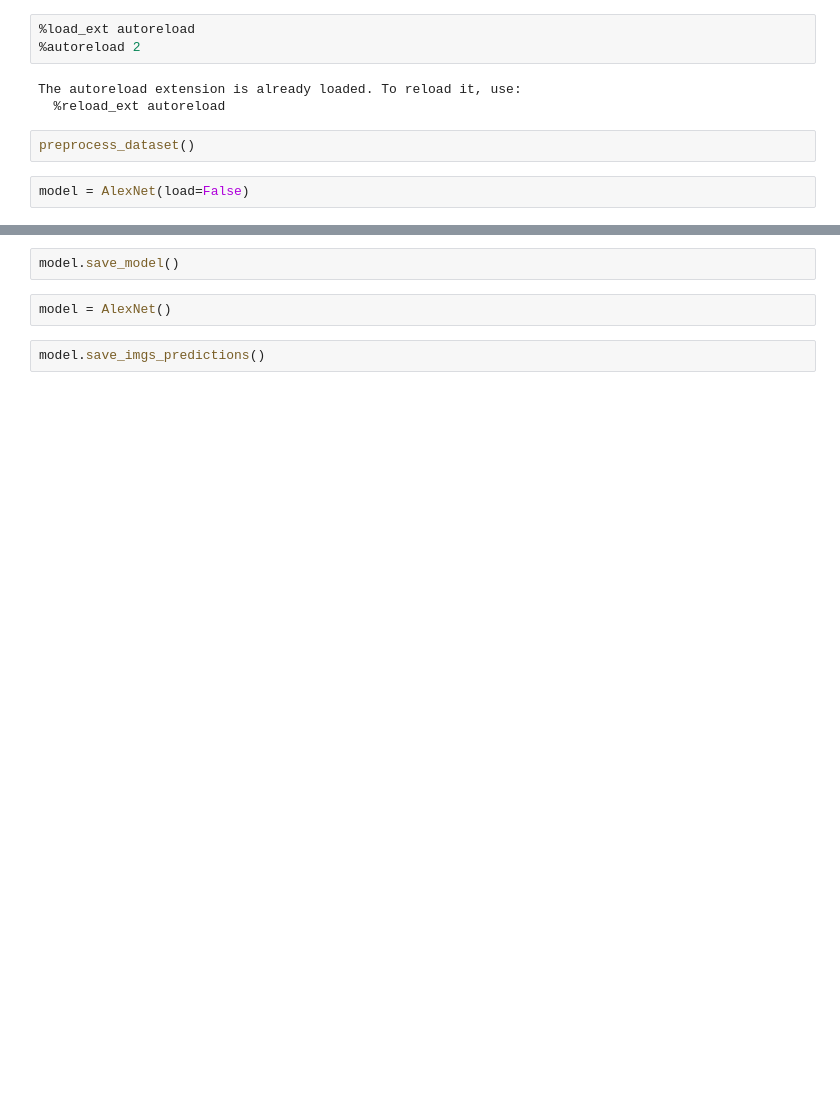
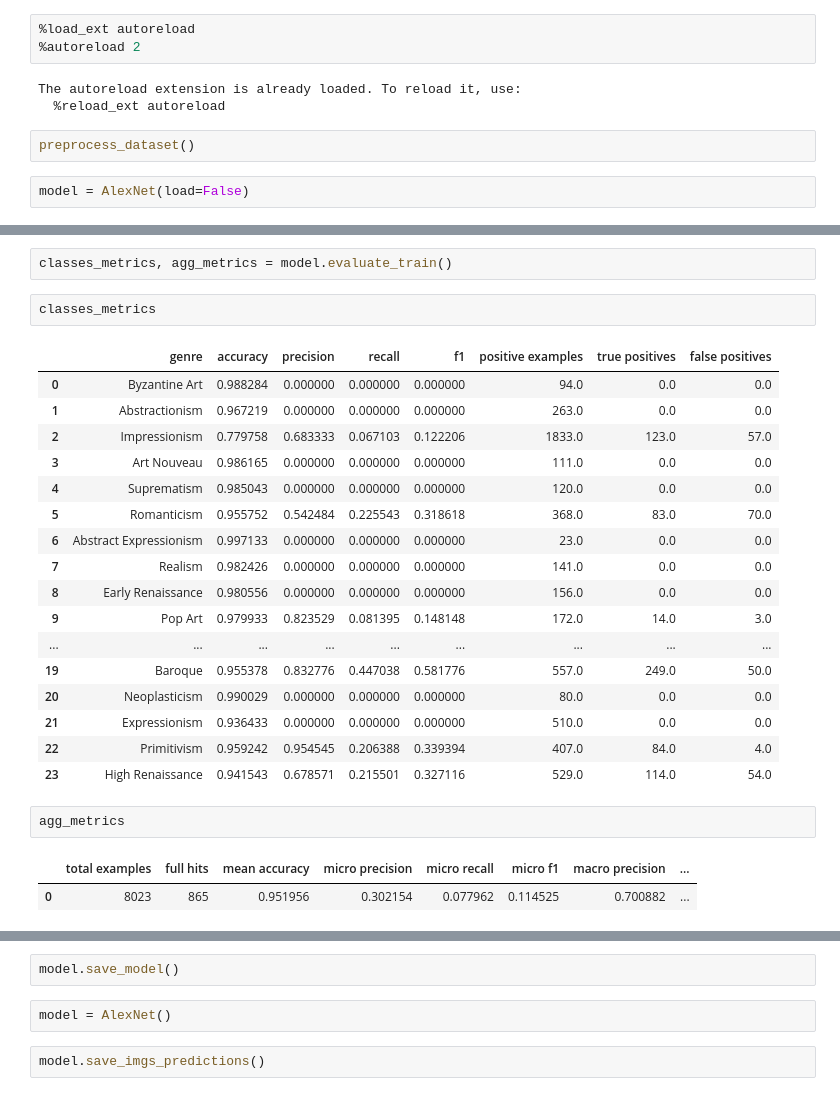
Before and after one commit to GregorioFornetti/RecArt, a Jupyter notebook: notebooks/AlexNet.ipynb, the cells around one changed output, grey strips where cells are left out. Cells and saved outputs as stored; diff of their text form; blank space fills up the shorter version.

```diff
--- a/notebooks/AlexNet.ipynb
+++ b/notebooks/AlexNet.ipynb
@@ -61,3 +61,30 @@ agg_metrics
+# %%
+classes_metrics, agg_metrics = model.evaluate_train()
+# %%
+classes_metrics
+# %% [output]
+|  | genre | accuracy | precision | recall | f1 | positive examples | true positives | false positives |
+| 0 | Byzantine Art | 0.988284 | 0.000000 | 0.000000 | 0.000000 | 94.0 | 0.0 | 0.0 |
+| 1 | Abstractionism | 0.967219 | 0.000000 | 0.000000 | 0.000000 | 263.0 | 0.0 | 0.0 |
+| 2 | Impressionism | 0.779758 | 0.683333 | 0.067103 | 0.122206 | 1833.0 | 123.0 | 57.0 |
+| 3 | Art Nouveau | 0.986165 | 0.000000 | 0.000000 | 0.000000 | 111.0 | 0.0 | 0.0 |
+| 4 | Suprematism | 0.985043 | 0.000000 | 0.000000 | 0.000000 | 120.0 | 0.0 | 0.0 |
+| 5 | Romanticism | 0.955752 | 0.542484 | 0.225543 | 0.318618 | 368.0 | 83.0 | 70.0 |
+| 6 | Abstract Expressionism | 0.997133 | 0.000000 | 0.000000 | 0.000000 | 23.0 | 0.0 | 0.0 |
+| 7 | Realism | 0.982426 | 0.000000 | 0.000000 | 0.000000 | 141.0 | 0.0 | 0.0 |
+| 8 | Early Renaissance | 0.980556 | 0.000000 | 0.000000 | 0.000000 | 156.0 | 0.0 | 0.0 |
+| 9 | Pop Art | 0.979933 | 0.823529 | 0.081395 | 0.148148 | 172.0 | 14.0 | 3.0 |
+| ... | ... | ... | ... | ... | ... | ... | ... | ... |
+| 19 | Baroque | 0.955378 | 0.832776 | 0.447038 | 0.581776 | 557.0 | 249.0 | 50.0 |
+| 20 | Neoplasticism | 0.990029 | 0.000000 | 0.000000 | 0.000000 | 80.0 | 0.0 | 0.0 |
+| 21 | Expressionism | 0.936433 | 0.000000 | 0.000000 | 0.000000 | 510.0 | 0.0 | 0.0 |
+| 22 | Primitivism | 0.959242 | 0.954545 | 0.206388 | 0.339394 | 407.0 | 84.0 | 4.0 |
+| 23 | High Renaissance | 0.941543 | 0.678571 | 0.215501 | 0.327116 | 529.0 | 114.0 | 54.0 |
+# %%
+agg_metrics
+# %% [output]
+|  | total examples | full hits | mean accuracy | micro precision | micro recall | micro f1 | macro precision | ... |
+| 0 | 8023 | 865 | 0.951956 | 0.302154 | 0.077962 | 0.114525 | 0.700882 | ... |
 # %%
 model.fit_full()
 # %% [output]
```
Also changed, not shown: parts of 5 cells of this notebook, 11 other files.
